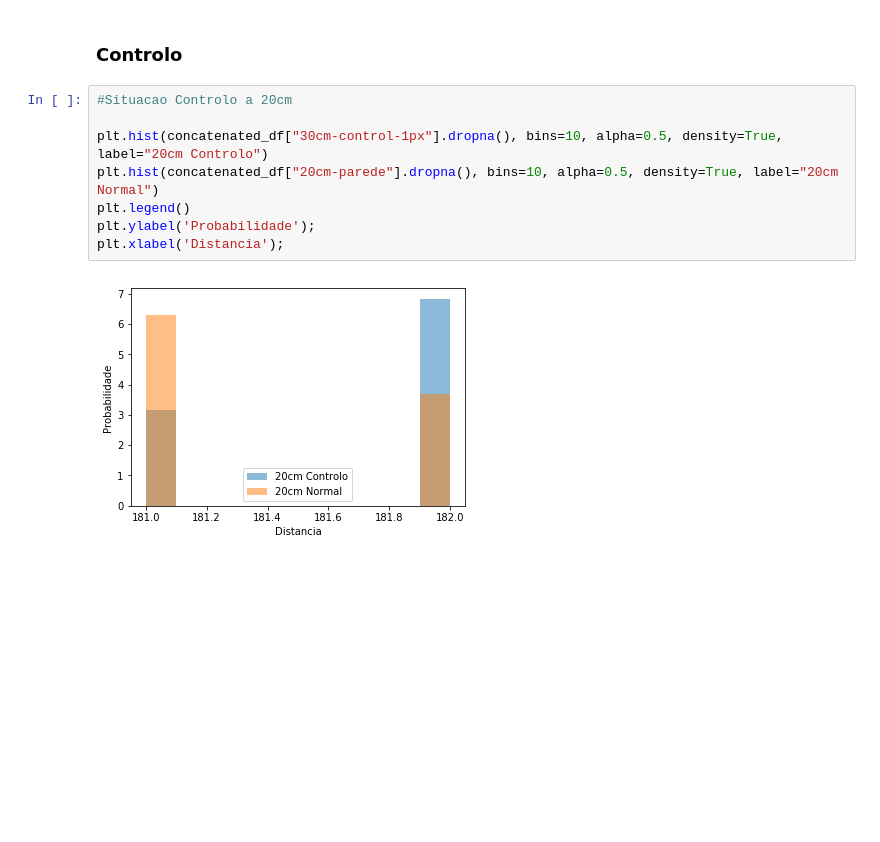
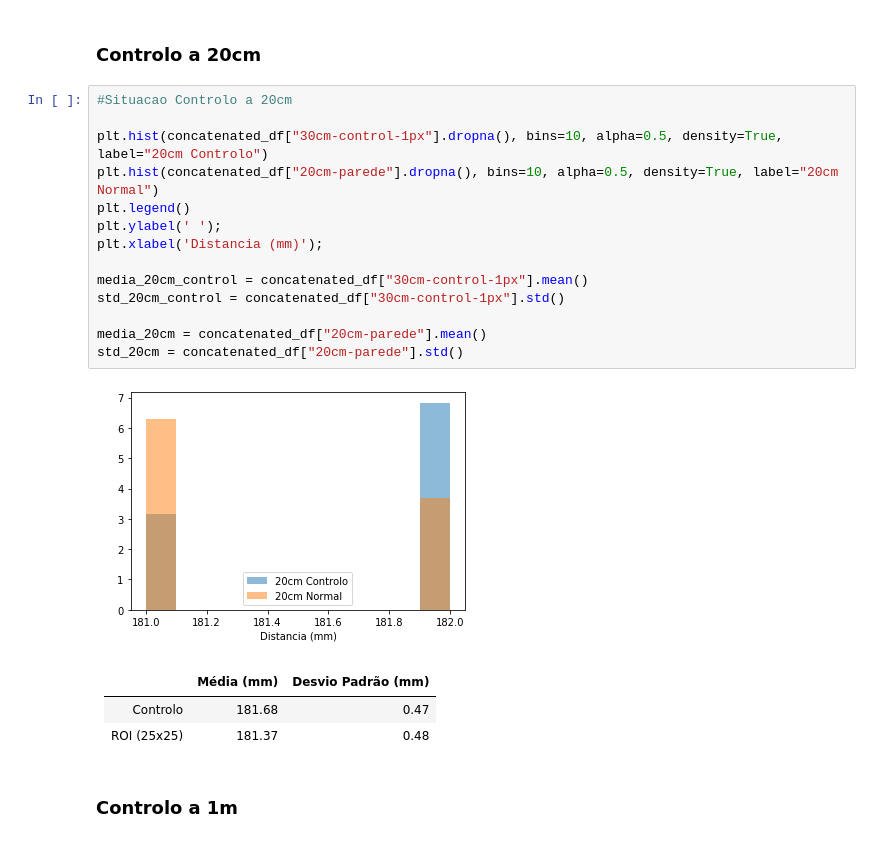
Before and after one commit to ROS-Force/NavCAM-Contest, a Jupyter notebook: Resultados/Scripts/First_Objectives.ipynb, the cells around one changed output. Saved outputs shown, nothing was run; the diff lists cells and outputs as text; blank space fills up the shorter version.

```diff
--- a/Resultados/Scripts/First_Objectives.ipynb
+++ b/Resultados/Scripts/First_Objectives.ipynb
@@ -50,15 +76,29 @@ std_df = standardizeData(concatenated_df) #DataFrame com os dados "standardizado
 # %% [markdown]
-### Controlo
+### Controlo a 20cm
 # %%
 #Situacao Controlo a 20cm
 
 plt.hist(concatenated_df["30cm-control-1px"].dropna(), bins=10, alpha=0.5, density=True, label="20cm Controlo")
 plt.hist(concatenated_df["20cm-parede"].dropna(), bins=10, alpha=0.5, density=True, label="20cm Normal")
 plt.legend()
-plt.ylabel('Probabilidade');
-plt.xlabel('Distancia');
+plt.ylabel(' ');
+plt.xlabel('Distancia (mm)');
+
+media_20cm_control = concatenated_df["30cm-control-1px"].mean()
+std_20cm_control = concatenated_df["30cm-control-1px"].std()
+
+media_20cm = concatenated_df["20cm-parede"].mean()
+std_20cm = concatenated_df["20cm-parede"].std()
 # %% [output]
-[figure, old version]
+[figure, new version]
+# %% [markdown]
+
+|               | Média (mm)   | Desvio Padrão (mm)|
+| ------------- |-------------:|------------------:|
+| Controlo      | 181.68       | 0.47              |
+| ROI (25x25)   | 181.37       | 0.48              |
+# %% [markdown]
+### Controlo a 1m
 # %%
 #Situacao Controlo a 1m
 
```
Also changed, not shown: parts of 21 cells of this notebook.
